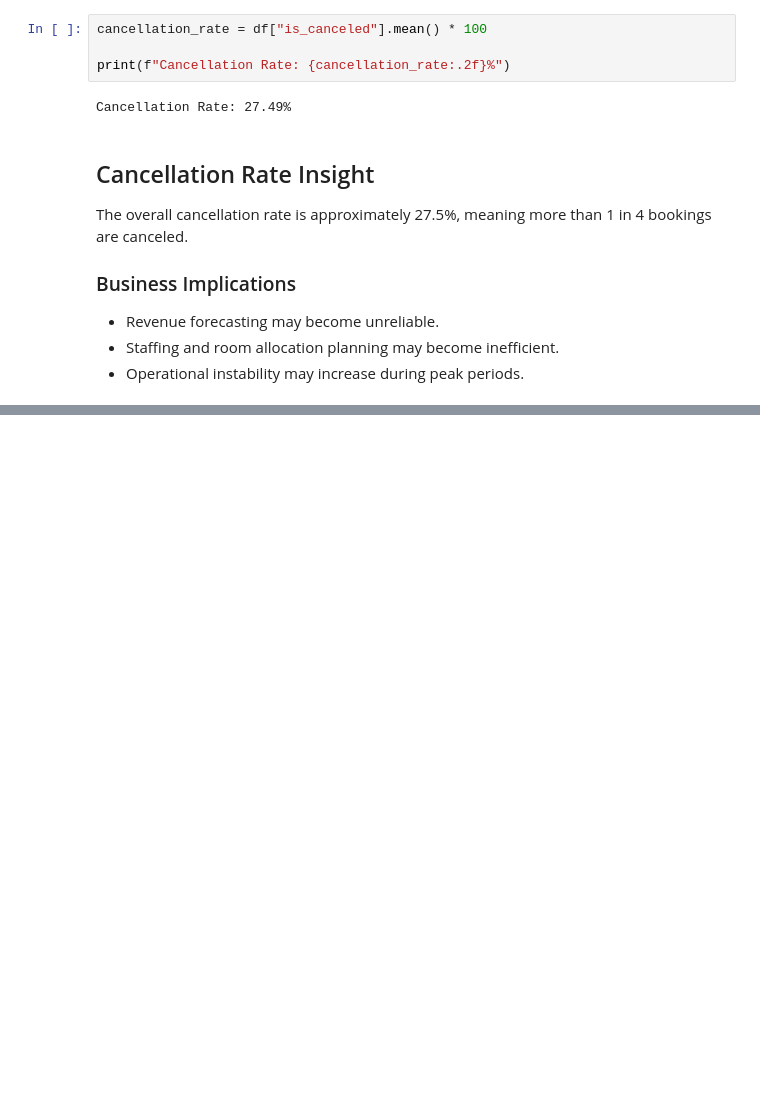
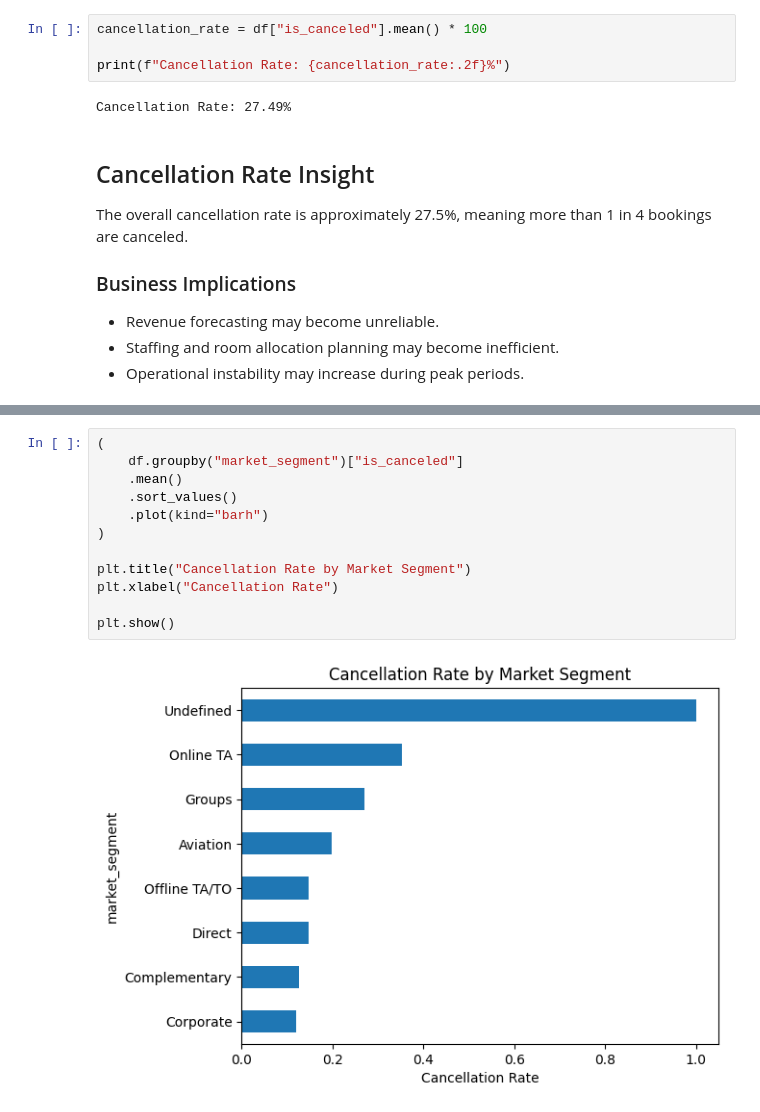
Before and after one commit to csaetang/lotus-hotels-analysis, a Jupyter notebook: notebooks/02_analysis.ipynb, the cells around one changed output, grey strips where cells are left out. Cells and saved outputs as stored; diff of their text form; blank space fills up the shorter version.

```diff
--- a/notebooks/02_analysis.ipynb
+++ b/notebooks/02_analysis.ipynb
@@ -314,0 +399,14 @@ plt.show()
+# %%
+(
+    df.groupby("market_segment")["is_canceled"]
+    .mean()
+    .sort_values()
+    .plot(kind="barh")
+)
+
+plt.title("Cancellation Rate by Market Segment")
+plt.xlabel("Cancellation Rate")
+
+plt.show()
+# %% [output]
+[figure, added]
```
Also changed, not shown: parts of 54 cells of this notebook.
